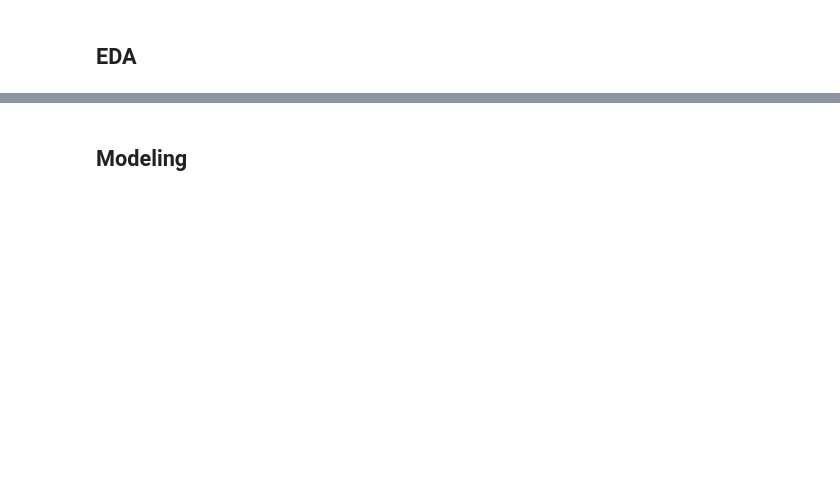
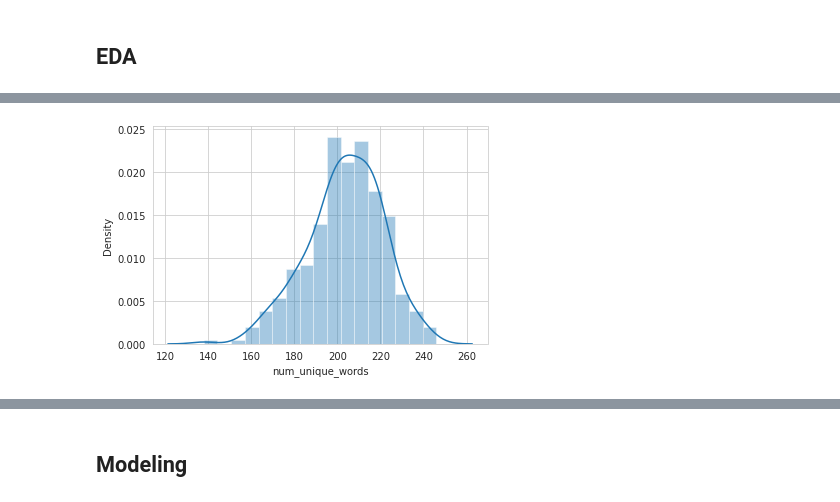
Before and after one commit to zzhu76/Hemingway-Text-Visualization, a Jupyter notebook: Assignment2.ipynb, the cells around one changed output, grey strips where cells are left out. Cells and saved outputs as stored; diff of their text form; code cells hidden in the pictures; blank space fills up the shorter version.

```diff
--- a/Assignment2.ipynb
+++ b/Assignment2.ipynb
@@ -124,0 +148,6 @@ wordcloud.to_image()
+# %%
+import nltk
+nltk.download('words')
+words = set(nltk.corpus.words.words())
+df['book_text_processed'] = df['book_text_processed'].apply(lambda x: " ".join(w for w in nltk.wordpunct_tokenize(x) if w.lower() in words ))
+#df['book_text_processed'] = df['book_text_processed'].apply(lambda x: " ".join(w for w in nltk.wordpunct_tokenize(x) if w.lower() in words or not w.isalpha()))
@@ -124,0 +157,4 @@ wordcloud.to_image()
+# %%
+df['num_unique_words'] = df['book_text_processed'].apply(lambda x: len(np.unique(x.split(" "))))
+
+df = pd.merge(df, year_df, on='id',how='left')
@@ -124,0 +177,4 @@ wordcloud.to_image()
+# %%
+sns.distplot(df['num_unique_words']);
+# %% [output]
+[figure, added]
```
Also changed, not shown: parts of 11 cells of this notebook.
